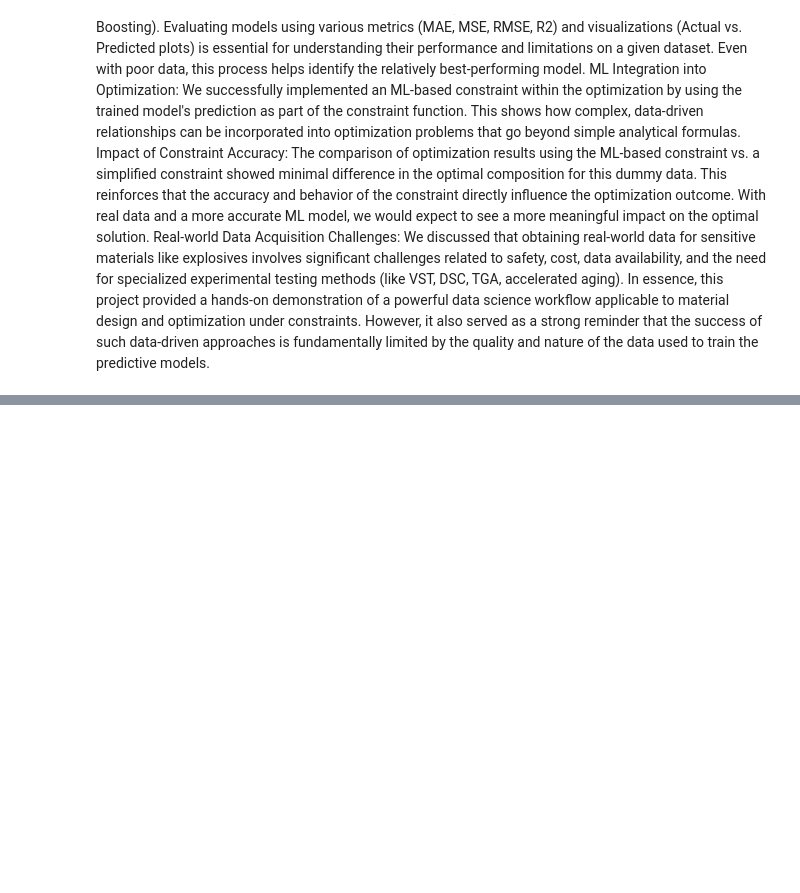
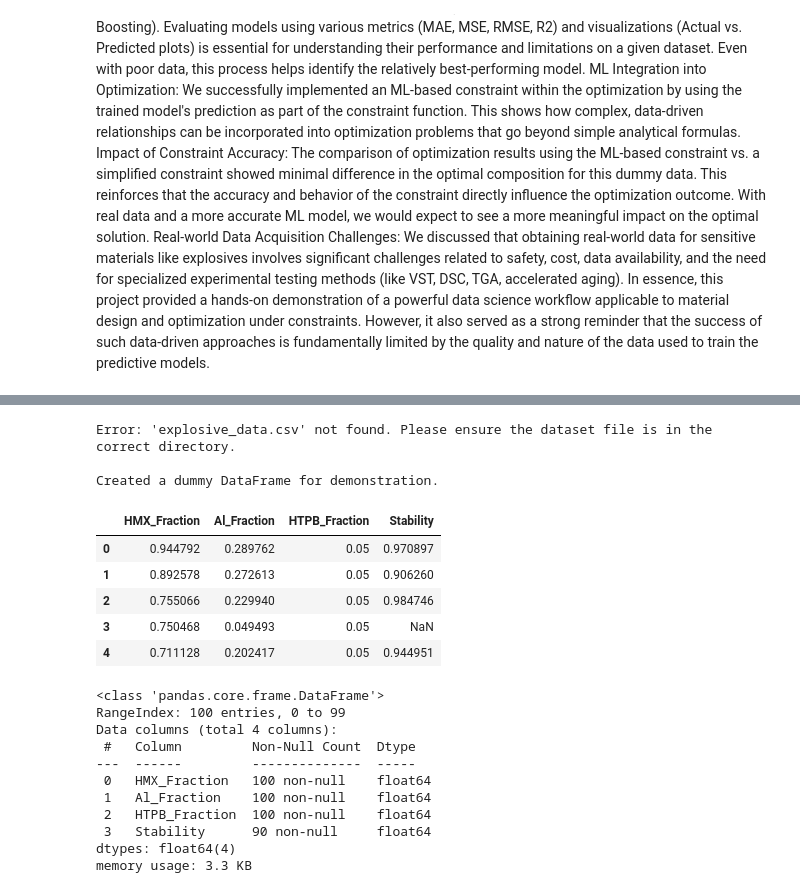
Before and after one commit to lynnfdsouza/Counterterrorism, a Jupyter notebook: HEM_Bldg_0003.ipynb, the cells around one changed output, grey strips where cells are left out. Cells and saved outputs as stored; diff of their text form; code cells hidden in the pictures; blank space fills up the shorter version.

```diff
--- a/HEM_Bldg_0003.ipynb
+++ b/HEM_Bldg_0003.ipynb
@@ -3871,0 +4018,49 @@ In essence, this project provided a hands-on demonstration of a powerful data sc
+# %%
+import pandas as pd
+import numpy as np
+
+# Assuming the experimental data is in a CSV file named 'explosive_data.csv'
+# Replace with the actual path if different
+try:
+    df_explosive = pd.read_csv('explosive_data.csv')
+    print("DataFrame loaded successfully.")
+    display(df_explosive.head())
+    df_explosive.info()
+except FileNotFoundError:
+    print("Error: 'explosive_data.csv' not found. Please ensure the dataset file is in the correct directory.")
+    # Create a dummy DataFrame for demonstration if the file is not found
+    data = {
+        'HMX_Fraction': np.random.rand(100) * 0.3 + 0.65, # HMX fraction between 0.65 and 0.95
+        'Al_Fraction': 1 - (np.random.rand(100) * 0.3 + 0.65) - 0.05, # Al fraction based on HMX and 5% HTPB
+        'HTPB_Fraction': 0.05,
+        'Stability': np.random.rand(100) * 0.1 + 0.9 # Stability between 0.9 and 1.0
+    }
+    df_explosive = pd.DataFrame(data)
+    # Introduce some missing values and outliers for demonstration
+    df_explosive.loc[df_explosive.sample(frac=0.1).index, 'Stability'] = np.nan
+    df_explosive.loc[df_explosive.sample(frac=0.05).index, 'HMX_Fraction'] = -0.1 # Outlier
+    df_explosive.loc[df_explosive.sample(frac=0.05).index, 'Stability'] = 10.0 # Outlier
+    print("\nCreated a dummy DataFrame for demonstration.")
+    display(df_explosive.head())
+    df_explosive.info()
+# %% [output]
+Error: 'explosive_data.csv' not found. Please ensure the dataset file is in the correct directory.
+
+Created a dummy DataFrame for demonstration.
+|  | HMX_Fraction | Al_Fraction | HTPB_Fraction | Stability |
+| 0 | 0.944792 | 0.289762 | 0.05 | 0.970897 |
+| 1 | 0.892578 | 0.272613 | 0.05 | 0.906260 |
+| 2 | 0.755066 | 0.229940 | 0.05 | 0.984746 |
+| 3 | 0.750468 | 0.049493 | 0.05 | NaN |
+| 4 | 0.711128 | 0.202417 | 0.05 | 0.944951 |
+<class 'pandas.core.frame.DataFrame'>
+RangeIndex: 100 entries, 0 to 99
+Data columns (total 4 columns):
+ #   Column         Non-Null Count  Dtype
+---  ------         --------------  -----
+ 0   HMX_Fraction   100 non-null    float64
+ 1   Al_Fraction    100 non-null    float64
+ 2   HTPB_Fraction  100 non-null    float64
+ 3   Stability      90 non-null     float64
+dtypes: float64(4)
+memory usage: 3.3 KB
```
Also changed, not shown: parts of 16 cells of this notebook.
